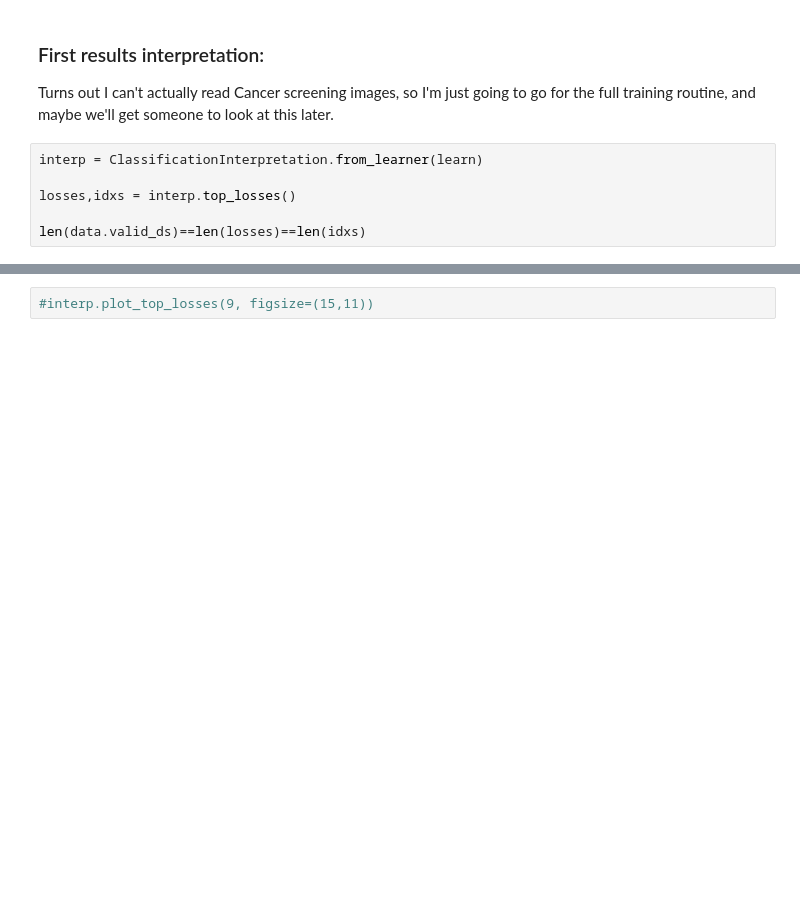
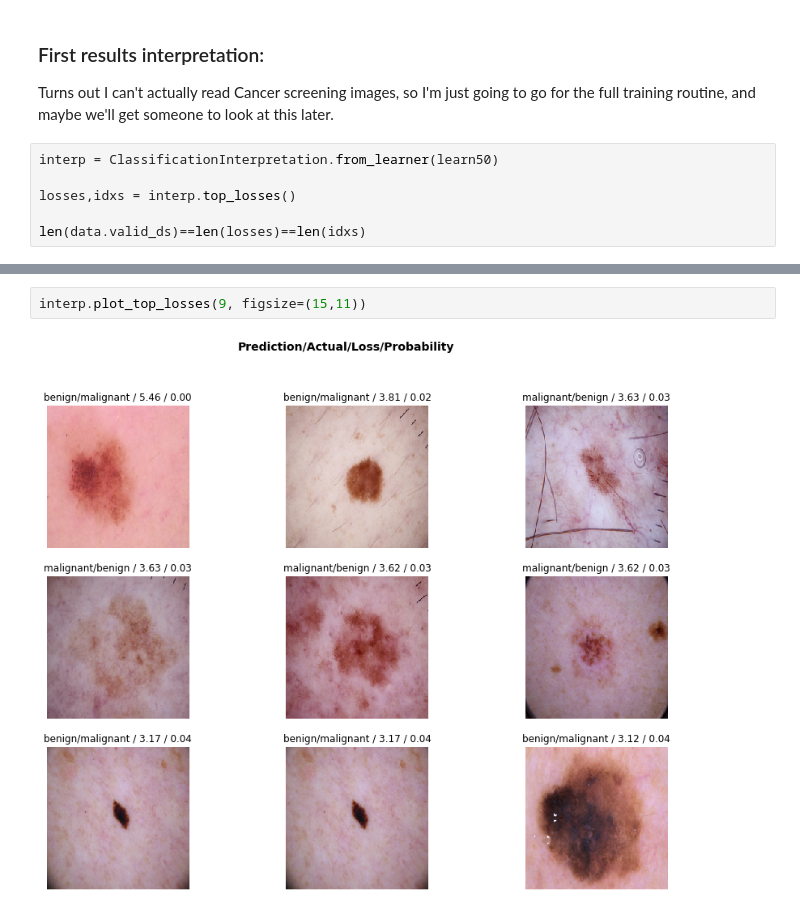
Before and after one commit to UndergraduateArtificialIntelligenceClub/skin_cancer, a Jupyter notebook: Skin_cancer_detection_FastAI.ipynb, the cells around one changed output, grey strips where cells are left out. Drawn from its saved outputs; the diff is of its cells as text; blank space fills up the shorter version.

```diff
--- a/Skin_cancer_detection_FastAI.ipynb
+++ b/Skin_cancer_detection_FastAI.ipynb
@@ -169,7 +165,7 @@ NameError: name 'learn50' is not defined
 ### First results interpretation:
 Turns out I can't actually read Cancer screening images, so I'm just going to go for the full training routine, and maybe we'll get someone to look at this later.
 # %%
-interp = ClassificationInterpretation.from_learner(learn)
+interp = ClassificationInterpretation.from_learner(learn50)
 
 losses,idxs = interp.top_losses()
 
@@ -177,2 +176,4 @@ len(data.valid_ds)==len(losses)==len(idxs)
 # %%
-#interp.plot_top_losses(9, figsize=(15,11))
+interp.plot_top_losses(9, figsize=(15,11))
+# %% [output]
+[figure, added]
```
Also changed, not shown: parts of 13 cells of this notebook, 1 other file.
